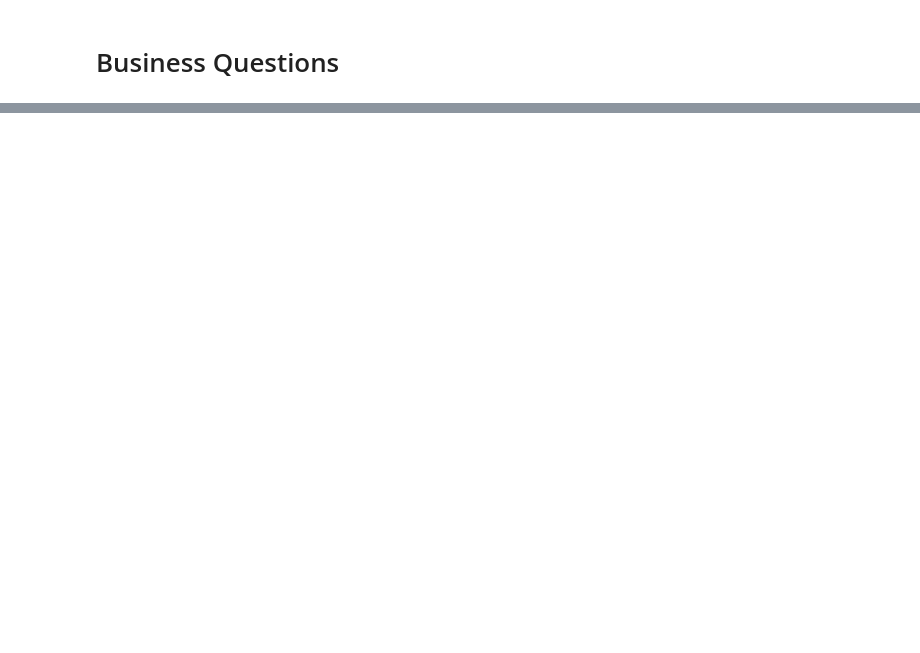
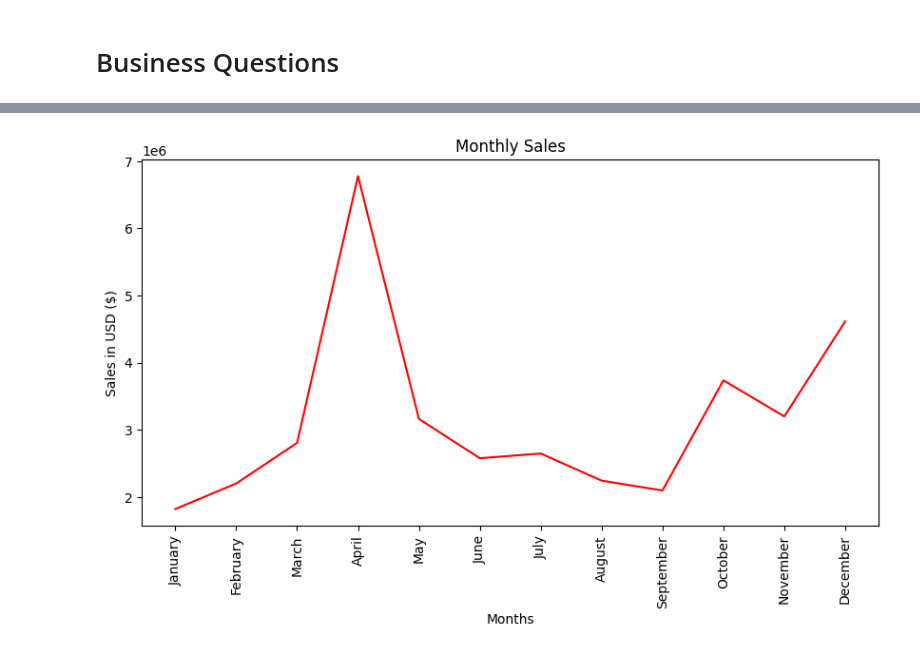
Before and after one commit to awais345/Exploratory_Data_Analysis_Sales, a Jupyter notebook: Exploratory_Data_Analysis_Sales.ipynb, the cells around one changed output, grey strips where cells are left out. Cells and saved outputs as stored; diff of their text form; code cells hidden in the pictures; blank space fills up the shorter version.

```diff
--- a/Exploratory_Data_Analysis_Sales.ipynb
+++ b/Exploratory_Data_Analysis_Sales.ipynb
@@ -294,0 +298,3 @@ df2.head()
+# %%
+Monthly_Sales = df2.groupby('Month')[['Sales', 'Quantity Ordered', 'Price Each']].sum()
+Monthly_Sales
@@ -294,0 +316,5 @@ df2.head()
+# %%
+#convert Month column to respective name
+import calendar
+Monthly_Sales.index= Monthly_Sales.index.map(lambda x: calendar.month_name[x])
+Monthly_Sales.head()
@@ -294,0 +329,11 @@ df2.head()
+# %%
+#plot line graph of sales over months
+plt.figure(figsize=(10,5))
+plt.plot(Monthly_Sales.index, Monthly_Sales['Sales'], color='r')
+plt.xticks(rotation=90)
+plt.xlabel('Months')
+plt.ylabel('Sales in USD ($)')
+plt.title('Monthly Sales')
+plt.show()
+# %% [output]
+[figure, added]
```
Also changed, not shown: parts of 8 cells of this notebook.
